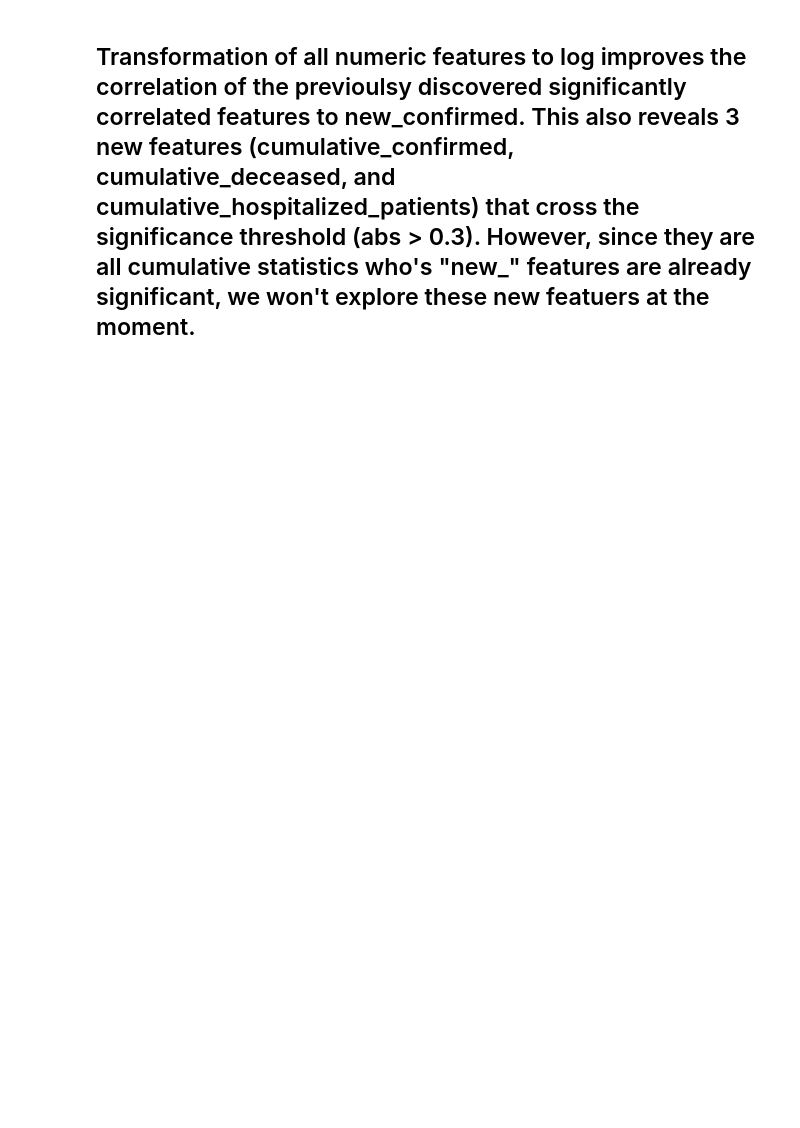
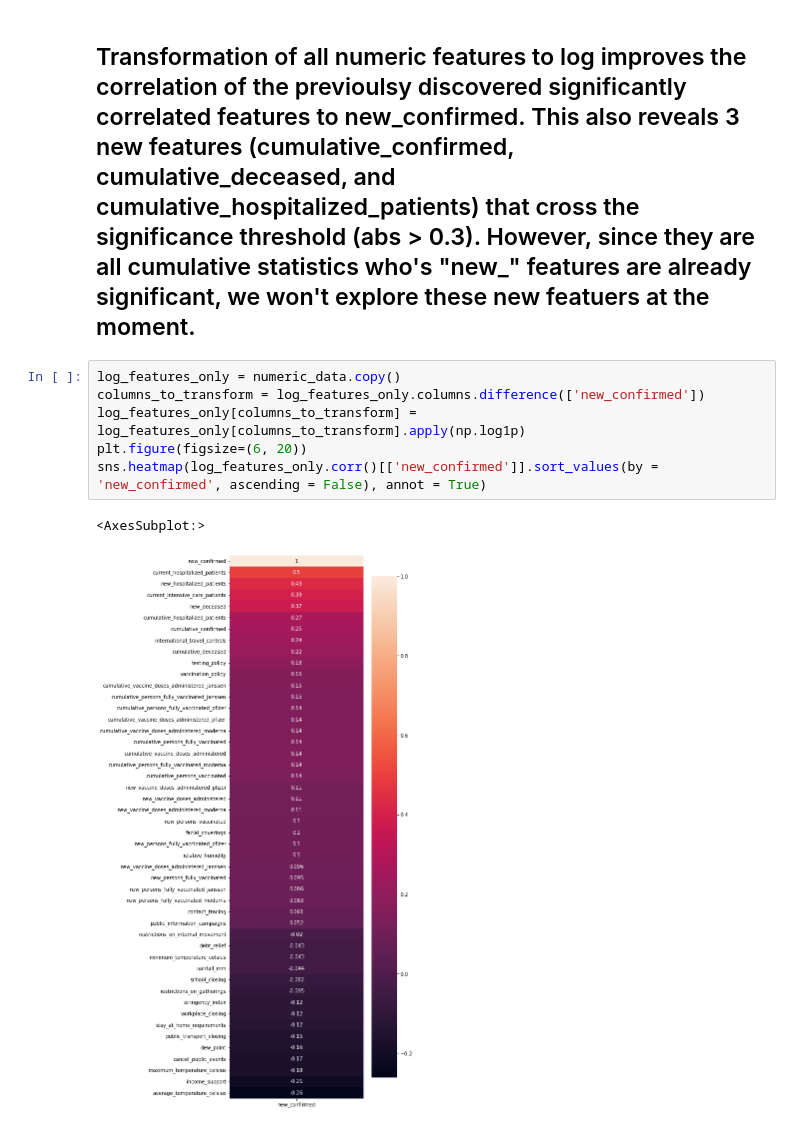
Before and after one commit to benmagevney/Stat390-Project, a Jupyter notebook: eda/bivariate_analysis.ipynb, the cells around one changed output. Saved outputs shown, nothing was run; the diff lists cells and outputs as text; blank space fills up the shorter version.

```diff
--- a/eda/bivariate_analysis.ipynb
+++ b/eda/bivariate_analysis.ipynb
@@ -72,2 +78,11 @@ sns.heatmap(log_numeric_features.corr()[['new_confirmed']].sort_values(by = 'new
 # %% [markdown]
 ## Transformation of all numeric features to log improves the correlation of the previoulsy discovered significantly correlated features to new_confirmed. This also reveals 3 new features (cumulative_confirmed, cumulative_deceased, and cumulative_hospitalized_patients) that cross the significance threshold (abs > 0.3). However, since they are all cumulative statistics who's "new_" features are already significant, we won't explore these new featuers at the moment.
+# %%
+log_features_only = numeric_data.copy()
+columns_to_transform = log_features_only.columns.difference(['new_confirmed'])
+log_features_only[columns_to_transform] = log_features_only[columns_to_transform].apply(np.log1p)
+plt.figure(figsize=(6, 20))
+sns.heatmap(log_features_only.corr()[['new_confirmed']].sort_values(by = 'new_confirmed', ascending = False), annot = True)
+# %% [output]
+<AxesSubplot:>
+[figure, added]
```
Also changed, not shown: parts of 6 cells of this notebook, 12 other files.
